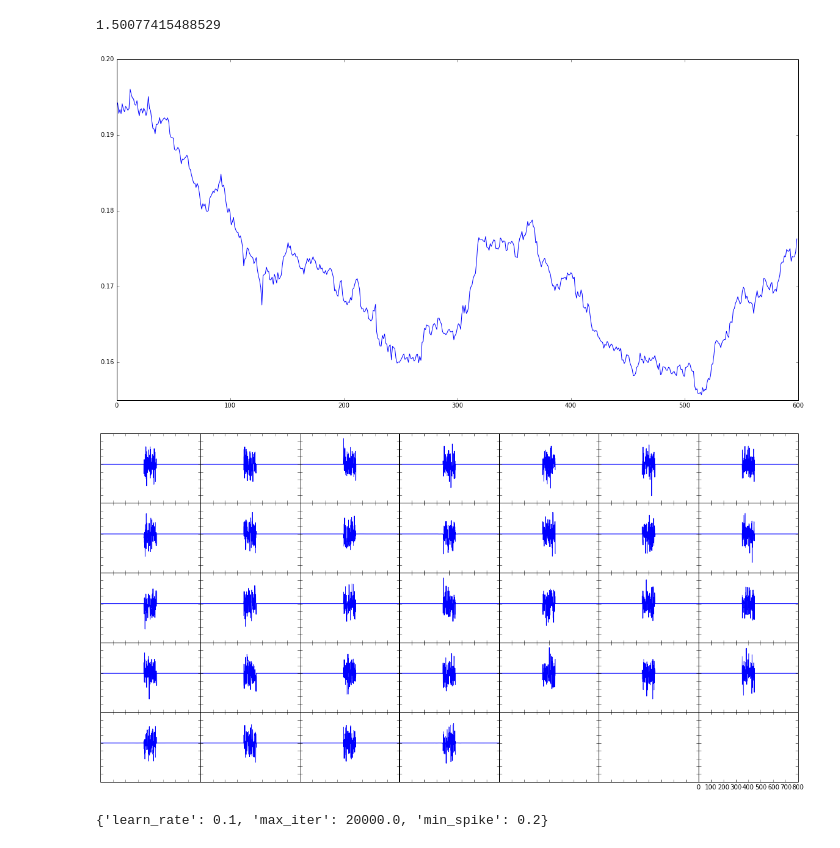
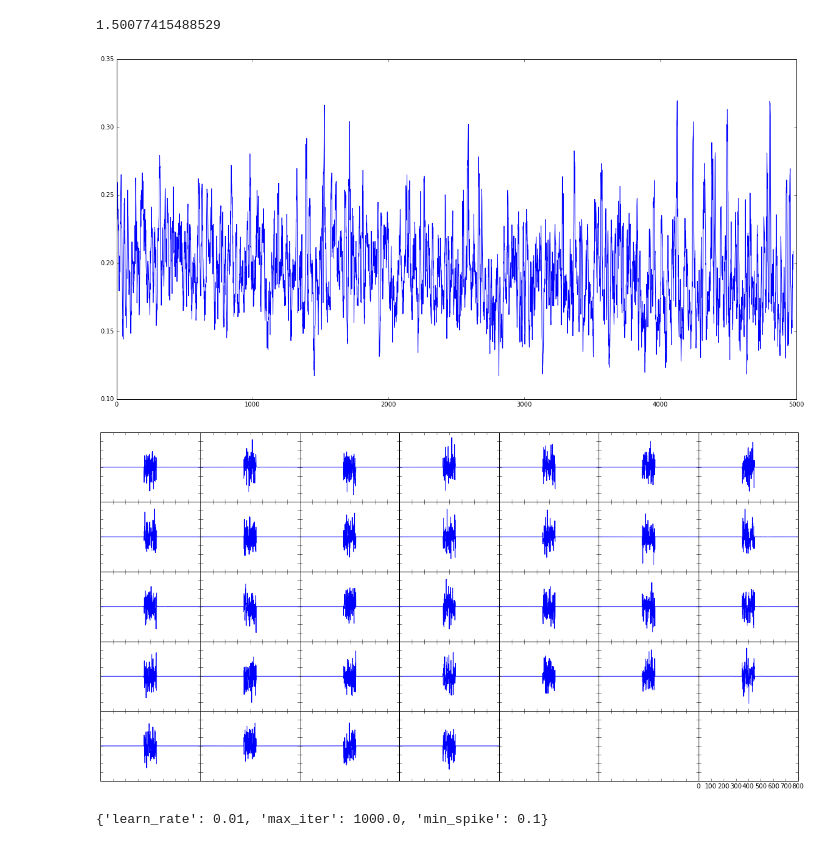
Before and after one commit to emdodds/matching-pursuit, a Jupyter notebook: Notebooks/check results.ipynb, the cells around one changed output. Saved outputs shown, nothing was run; the diff lists cells and outputs as text; code cells hidden in the pictures.

```diff
--- a/Notebooks/check results.ipynb
+++ b/Notebooks/check results.ipynb
@@ -296,21 +300,21 @@ np.max(np.abs(signal))
 # %% [output]
 1.50077415488529
 # %%
-filename = 'MPonTIMIT15.pickle'
+filename = 'MPonTIMITs.pickle'
 with open(filename, 'rb') as f:
     phi, params, histories = pickle.load(f, encoding='latin1')
 # %%
-smoothed(histories['loss'],100)
+smoothed(histories['loss'],10)
 # %% [output]
-[figure, old version]
+[figure, new version]
 # %%
 sigset.tiled_plot(phi)
 # %% [output]
-[figure, old version]
+[figure, new version]
 # %%
 params
 # %% [output]
-{'learn_rate': 0.1, 'max_iter': 20000.0, 'min_spike': 0.2}
+{'learn_rate': 0.01, 'max_iter': 1000.0, 'min_spike': 0.1}
 # %%
 plt.plot(histories['L1acts'], 'b.')
 # %% [output]
```
Also changed, not shown: parts of 2 cells of this notebook, 1 other file.
